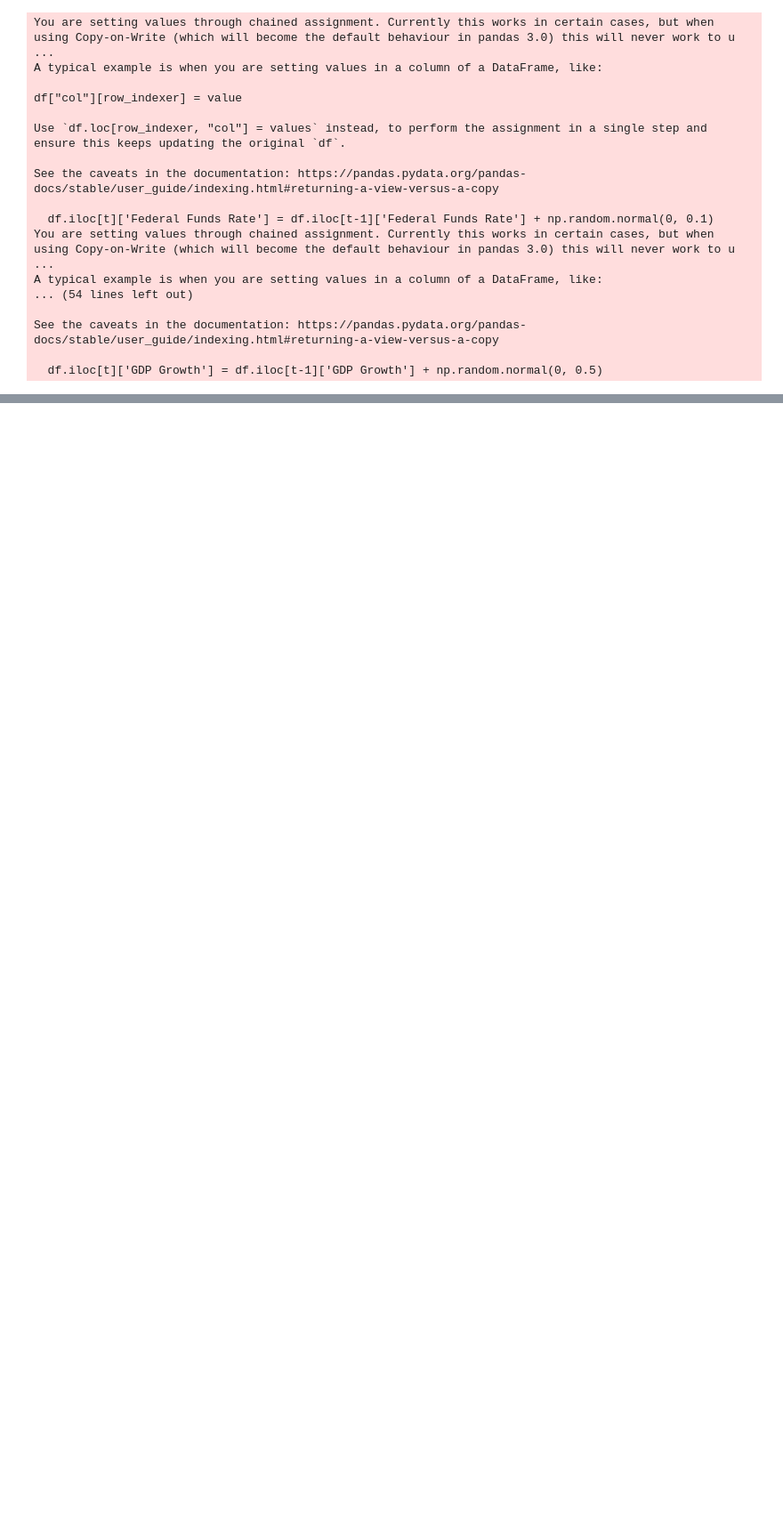
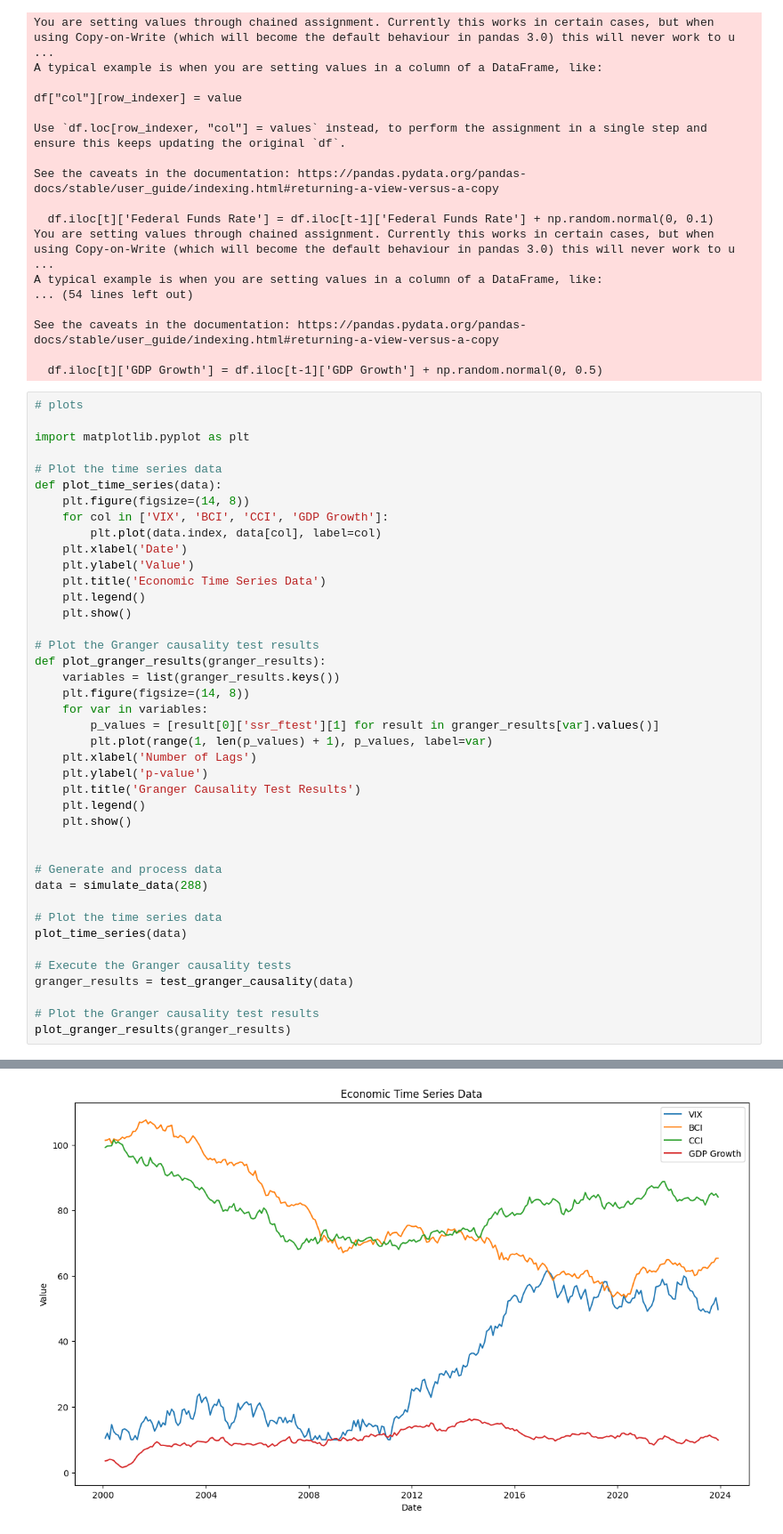
Before and after one commit to cs396s24/projectinitideas, a Jupyter notebook: take_two_syn_data.ipynb, the cells around one changed output, grey strips where cells are left out. Shown at 89% size. Cells and saved outputs as stored; diff of their text form; blank space fills up the shorter version.

```diff
--- a/take_two_syn_data.ipynb
+++ b/take_two_syn_data.ipynb
@@ -86,3 +86,45 @@ A typical example is when you are setting values in a column of a DataFrame, lik
 See the caveats in the documentation: https://pandas.pydata.org/pandas-docs/stable/user_guide/indexing.html#returning-a-view-versus-a-copy
 
   df.iloc[t]['GDP Growth'] = df.iloc[t-1]['GDP Growth'] + np.random.normal(0, 0.5)
+# %%
+# plots
+
+import matplotlib.pyplot as plt
+
+# Plot the time series data
+def plot_time_series(data):
+    plt.figure(figsize=(14, 8))
+    for col in ['VIX', 'BCI', 'CCI', 'GDP Growth']:
+        plt.plot(data.index, data[col], label=col)
+    plt.xlabel('Date')
+    plt.ylabel('Value')
+    plt.title('Economic Time Series Data')
+    plt.legend()
+    plt.show()
+
+# Plot the Granger causality test results
+def plot_granger_results(granger_results):
+    variables = list(granger_results.keys())
+    plt.figure(figsize=(14, 8))
+    for var in variables:
+        p_values = [result[0]['ssr_ftest'][1] for result in granger_results[var].values()]
+        plt.plot(range(1, len(p_values) + 1), p_values, label=var)
+    plt.xlabel('Number of Lags')
+    plt.ylabel('p-value')
+    plt.title('Granger Causality Test Results')
+    plt.legend()
+    plt.show()
+
+
+# Generate and process data
+data = simulate_data(288)
+
+# Plot the time series data
+plot_time_series(data)
+
+# Execute the Granger causality tests
+granger_results = test_granger_causality(data)
+
+# Plot the Granger causality test results
+plot_granger_results(granger_results)
+# %% [output]
@@ -88,0 +148 @@ See the caveats in the documentation: https://pandas.pydata.org/pandas-docs/stab
+[figure, added]
```
Also changed, not shown: parts of 1 cell of this notebook, 1 other file.
